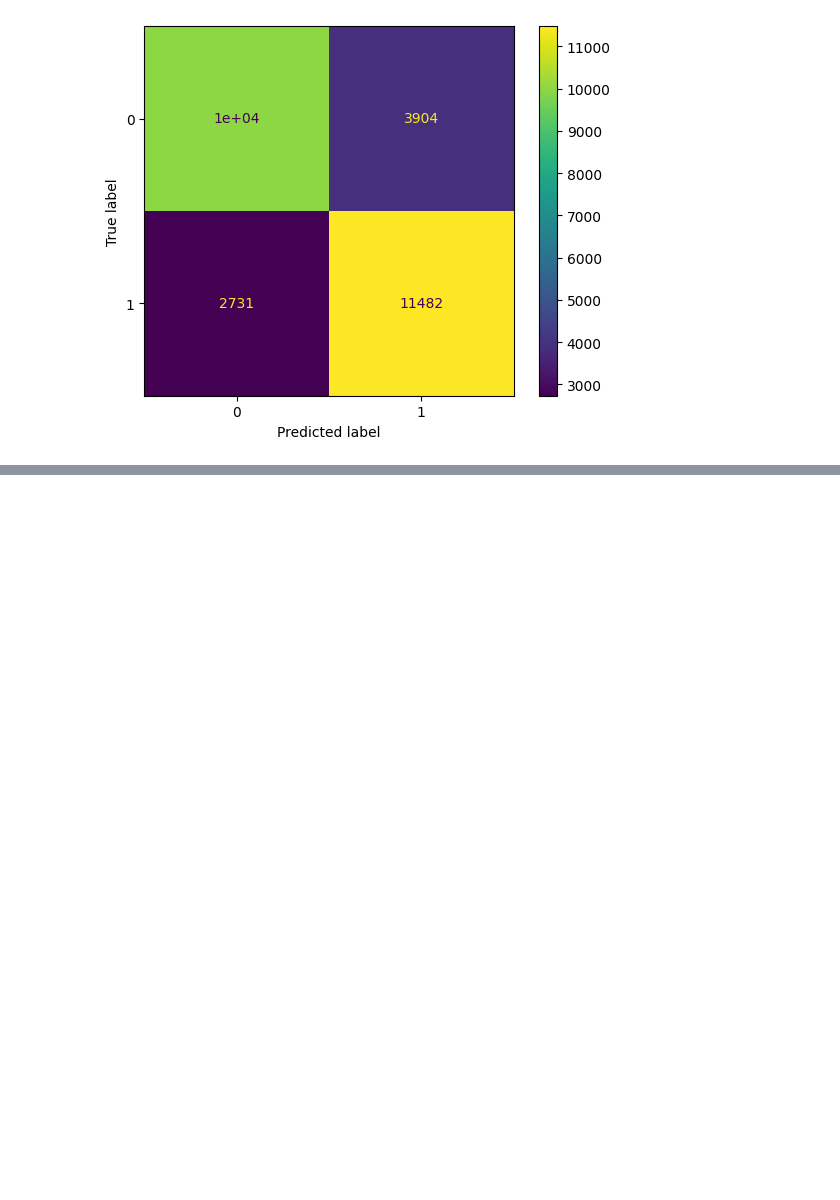
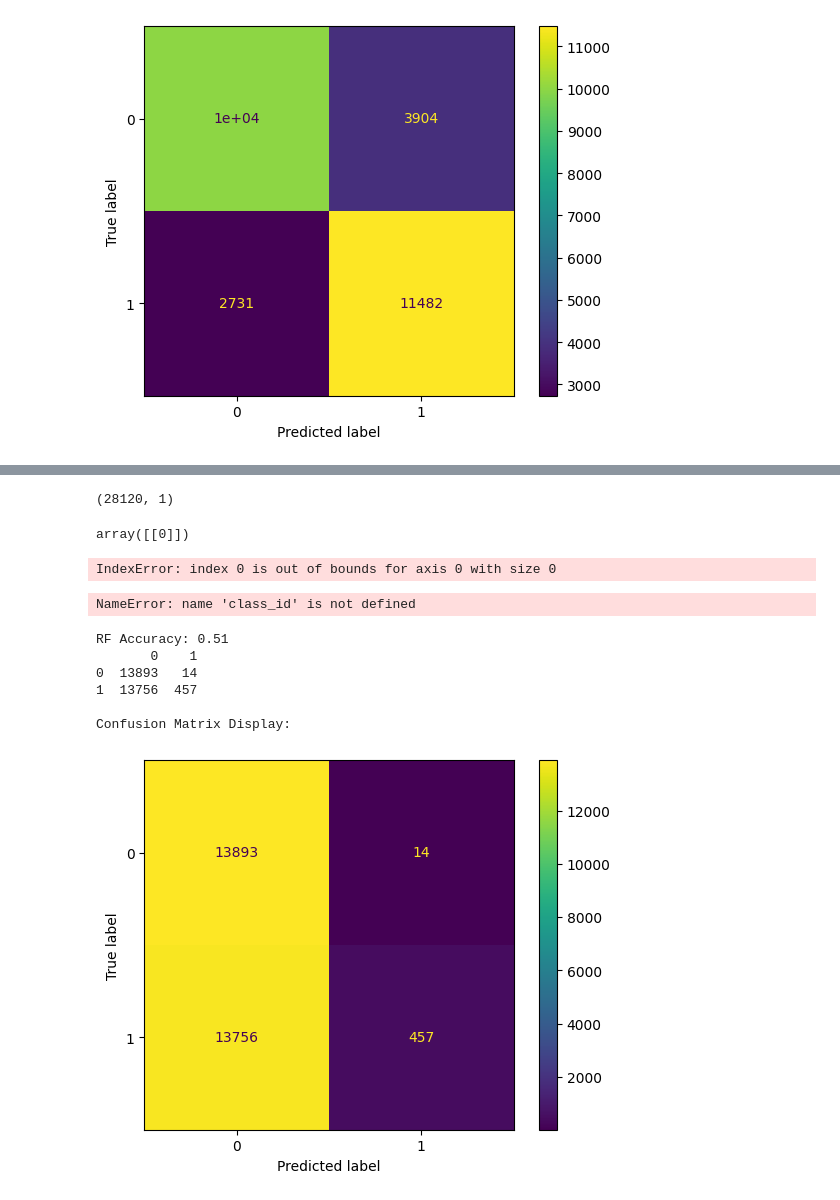
Before and after one commit to DavEspo/Stroke-Prediction, a Jupyter notebook: Phase2.ipynb, the cells around one changed output, grey strips where cells are left out. Drawn from its saved outputs; the diff is of its cells as text; code cells hidden in the pictures; blank space fills up the shorter version.

```diff
--- a/Phase2.ipynb
+++ b/Phase2.ipynb
@@ -896,2 +936,63 @@ Confusion Matrix Display:
+# %%
+from sklearn.preprocessing import LabelBinarizer
+
+label_binarizer = LabelBinarizer().fit(Y_train)
+y_onehot_test = label_binarizer.transform(Y_test)
+y_onehot_test.shape  # (n_samples, n_classes)
+# %% [output]
+(28120, 1)
+# %%
+label_binarizer.transform(["stroke"])
+# %% [output]
+array([[0]])
+# %%
+class_of_interest = "stroke"
+class_id = np.flatnonzero(label_binarizer.classes_ == class_of_interest)[0]
+class_id
+# %% [output]
+IndexError: index 0 is out of bounds for axis 0 with size 0
+# %%
+import matplotlib.pyplot as plt
+
+from sklearn.metrics import RocCurveDisplay
+
+display = RocCurveDisplay.from_predictions(
+    y_onehot_test[:, class_id],
+    y_score[:, class_id],
+    name=f"{class_of_interest} vs the rest",
+    color="darkorange",
+    plot_chance_level=True,
+)
+_ = display.ax_.set(
+    xlabel="False Positive Rate",
+    ylabel="True Positive Rate",
+    title="One-vs-Rest ROC curves:\nVirginica vs (Setosa & Versicolor)",
+)
+# %% [output]
+NameError: name 'class_id' is not defined
+# %%
+from sklearn.ensemble import RandomForestClassifier
+
+_rfc=RandomForestClassifier()
+_rfc.fit(X_train, Y_train)
+y_pred=_rfc.predict(X_test)
+print("RF Accuracy: {0:.2f}".format(accuracy_score(Y_test, y_pred)))
+
+cm=confusion_matrix(Y_test, y_pred)
+cm_df=pd.DataFrame(cm)
+print(cm_df)
+
+print("\nConfusion Matrix Display:")
+CM_DF_Disp=ConfusionMatrixDisplay(confusion_matrix=cm, display_labels=_rfc.classes_)
+CM_DF_Disp.plot()
+plt.show()
+# %% [output]
+RF Accuracy: 0.51
+       0    1
+0  13893   14
+1  13756  457
+
+Confusion Matrix Display:
+[figure, added]
 # %%
 # Deployment
```
Also changed, not shown: parts of 8 cells of this notebook.
